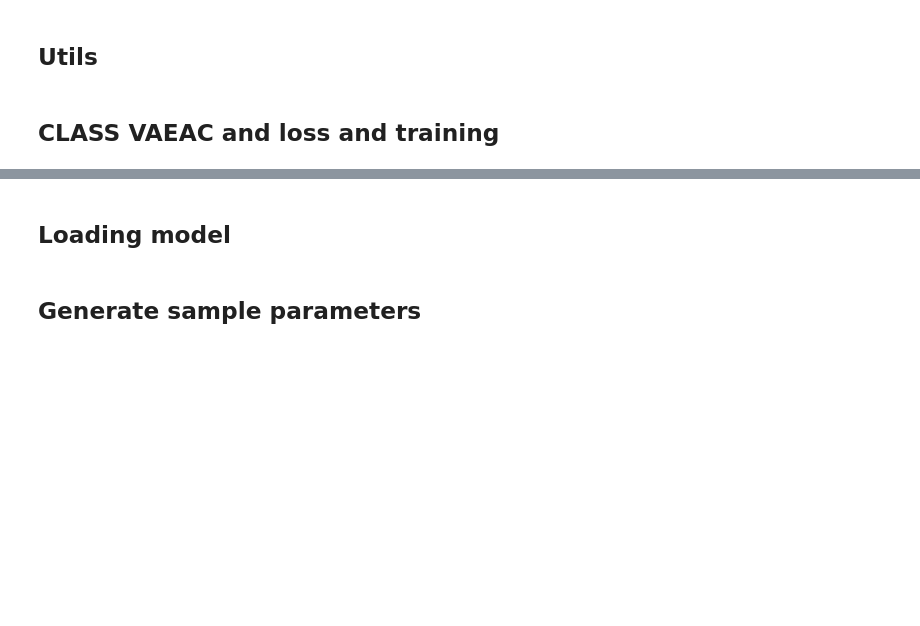
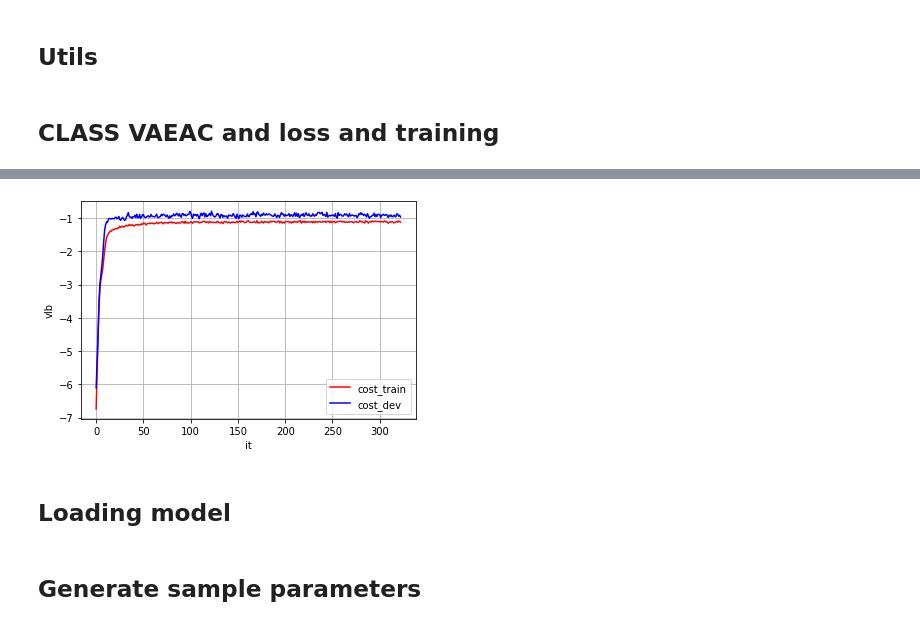
Before and after one commit to alishibli97/DLAdv-Project, a Jupyter notebook: VAEAC/tensorflow_VAEAC-Copy.ipynb, the cells around one changed output, grey strips where cells are left out. Drawn from its saved outputs; the diff is of its cells as text; code cells hidden in the pictures; blank space fills up the shorter version.

Commit message:
VAEAC and under_VAEAC training working for compas

```diff
--- a/VAEAC/tensorflow_VAEAC-Copy.ipynb
+++ b/VAEAC/tensorflow_VAEAC-Copy.ipynb
@@ -141,8 +353,11 @@ def mkdir(paths):
         if not os.path.isdir(path):
             os.makedirs(path, mode=0o777)
 
-# Not sure why this is needed
 def unnormalise_cat_vars(x, x_means, x_stds, input_dim_vec):
+    """
+    Converts a feature vector with continous values into a vector with continous and discrete values for those
+    which come from a categorical class.
+    """
     input_dim_vec = np.array(input_dim_vec)
     unnorm_x = np.multiply(x, x_stds) + x_means
 
@@ -335,23 +550,18 @@ def gauss_cat_to_flat_mask(mask, input_dim_vec):
     for idx, dim in enumerate(input_dim_vec):
         if dim == 1:
             """
-            tf.expand_dims (axis=1) takes mask[:, idx] (batch_size,) and converts it into (64,1) e.g. [1,2,3] => [[1];[2];[3]] same as torch unsqueeze(1)
+            tf.expand_dims (axis=1) takes mask[:, idx] (batch_size,) and
+            converts it into (64,1) e.g. [1,2,3] => [[1];[2];[3]] i.e. same as torch unsqueeze(1)
             """
             output.append(tf.expand_dims(mask[:, idx], axis=1))
 
         elif dim > 1:
-            """
-            oh_vec = mask.new_ones(mask.shape[0], dim) * mask[:, idx].unsqueeze(1) # TODO remove
-            print("mask.new_ones: ", tf.ones([mask.shape[0], dim]))
-            print("Right side: ", tf.expand_dims(mask[:, idx], axis=1))
-
+            """ COMMENT
             tf.expand_dims (read comment above)
             tf.ones([mask.shape[0], dim]) creates an array of batch_size x dim with ones
             oh_vec will be mask.shape[0] x dim and contain 0 or 1 on rows depending on if mask is 0 or 1.
             """
-            oh_vec = tf.ones([mask.shape[0], dim]) * tf.expand_dims(mask[:, idx], axis=1) # TODO remove
-
-            #print("After oh_vec: ", oh_vec)
+            oh_vec = tf.ones([mask.shape[0], dim]) * tf.expand_dims(mask[:, idx], axis=1)
 
             output.append(oh_vec)
         else:
@@ -785,10 +995,10 @@ def train_VAEAC(model, x_train, x_test, masker, nb_epochs, early_stop = None):
 # %%
-batch_size = 64 # TODO get batch size to work
+batch_size = 64
 nb_epochs = 2000 # 2000
-early_stop = 200 # TODO get early stop to work
+early_stop = 200
 lr = 7e-4        # Maybe this should be 1e-4, but it makes the performance terrible...
 
-optimizer = tfa.optimizers.RectifiedAdam(lr)
+optimizer = tfa.optimizers.RectifiedAdam(lr = lr, epsilon = 1e-8)
 
 # set the dimensionality of the latent space to a plane for visualization later
 
@@ -807,5 +1017,5 @@ model = VAEAC_gauss_cat(width, depth, latent_dim, input_dim_vec, batch_size, lr,
 x_train = unnormalise_cat_vars(x_train, x_means, x_stds, input_dim_vec) # np.array
 x_test = unnormalise_cat_vars(x_test, x_means, x_stds, input_dim_vec)
 
-vlb_train, vlb_dev = train_VAEAC(model, x_train, x_test, masker, nb_epochs, early_stop=early_stop)
+vlb_train, vlb_val, best_epoch, best_vlb, curr_epoch = train_VAEAC(model, x_train, x_test, masker, nb_epochs, early_stop=early_stop)
 # %% [output]
@@ -823,3 +1084,14 @@ Validation vlb: -7.540027280171712, Best vlb: -7.540027280171712
+# %%
+plt.figure()
+plt.plot(np.clip(vlb_train[:curr_epoch], -1000, 1000), 'r')
+plt.plot(np.clip(vlb_val[:curr_epoch], -1000, 1000), 'b')
+plt.legend(['cost_train', 'cost_dev'])
+plt.ylabel('vlb')
+plt.xlabel('it')
+plt.grid(True)
+#plt.savefig( str(dname) + '_vlb_lr_' + str(model.lr) + '.png')
+# %% [output]
+[figure, added]
 # %% [markdown]
 ## Loading model
 # %%
```
Also changed, not shown: parts of 27 cells of this notebook.
